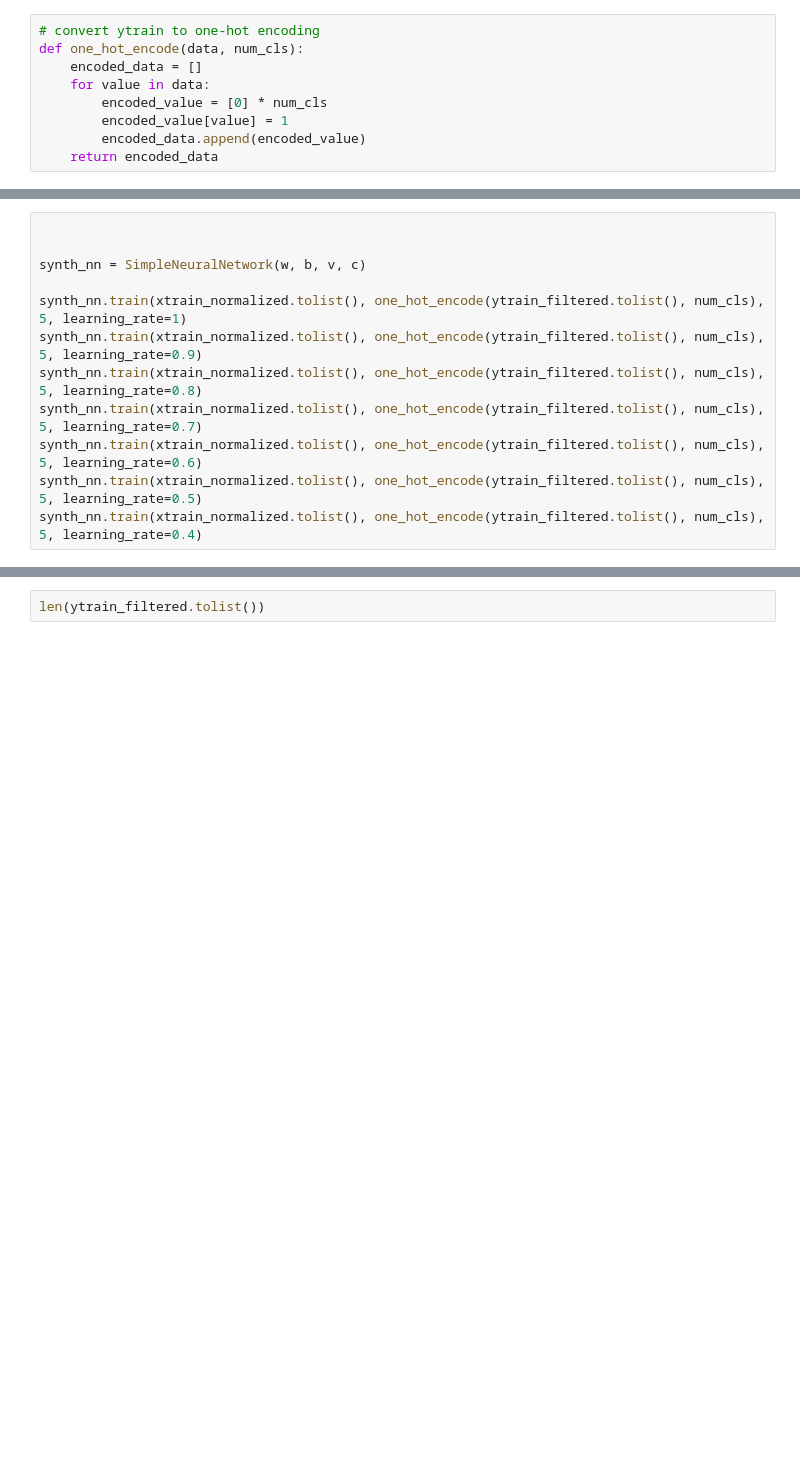
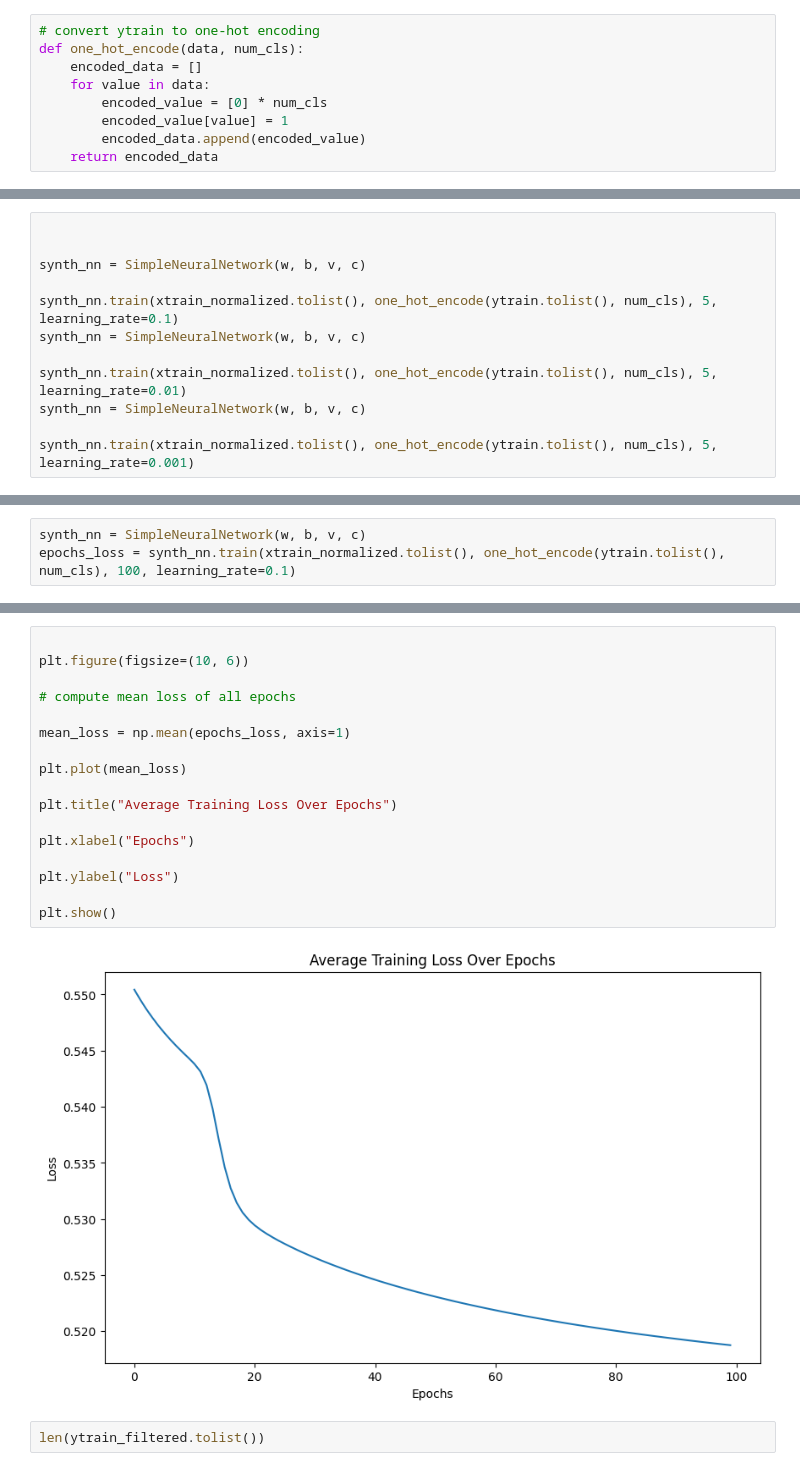
Before and after one commit to michelexyz/deeplearning_assignments, a Jupyter notebook: Assigment1/assigment.ipynb, the cells around one changed output, grey strips where cells are left out. Saved outputs shown, nothing was run; the diff lists cells and outputs as text; blank space fills up the shorter version.

```diff
--- a/Assigment1/assigment.ipynb
+++ b/Assigment1/assigment.ipynb
@@ -393,10 +439,10 @@ c: [0, 0]
 
 synth_nn = SimpleNeuralNetwork(w, b, v, c)
 
-synth_nn.train(xtrain_normalized.tolist(), one_hot_encode(ytrain_filtered.tolist(), num_cls), 5, learning_rate=1)
-synth_nn.train(xtrain_normalized.tolist(), one_hot_encode(ytrain_filtered.tolist(), num_cls), 5, learning_rate=0.9)
-synth_nn.train(xtrain_normalized.tolist(), one_hot_encode(ytrain_filtered.tolist(), num_cls), 5, learning_rate=0.8)
-synth_nn.train(xtrain_normalized.tolist(), one_hot_encode(ytrain_filtered.tolist(), num_cls), 5, learning_rate=0.7)
-synth_nn.train(xtrain_normalized.tolist(), one_hot_encode(ytrain_filtered.tolist(), num_cls), 5, learning_rate=0.6)
-synth_nn.train(xtrain_normalized.tolist(), one_hot_encode(ytrain_filtered.tolist(), num_cls), 5, learning_rate=0.5)
-synth_nn.train(xtrain_normalized.tolist(), one_hot_encode(ytrain_filtered.tolist(), num_cls), 5, learning_rate=0.4)
+synth_nn.train(xtrain_normalized.tolist(), one_hot_encode(ytrain.tolist(), num_cls), 5, learning_rate=0.1)
+synth_nn = SimpleNeuralNetwork(w, b, v, c)
+
+synth_nn.train(xtrain_normalized.tolist(), one_hot_encode(ytrain.tolist(), num_cls), 5, learning_rate=0.01)
+synth_nn = SimpleNeuralNetwork(w, b, v, c)
+
+synth_nn.train(xtrain_normalized.tolist(), one_hot_encode(ytrain.tolist(), num_cls), 5, learning_rate=0.001)
@@ -422,0 +451,3 @@ Epoch 5, Average Loss: 0.15533646167597265
+# %%
+synth_nn = SimpleNeuralNetwork(w, b, v, c)
+epochs_loss = synth_nn.train(xtrain_normalized.tolist(), one_hot_encode(ytrain.tolist(), num_cls), 100, learning_rate=0.1)
@@ -423,3 +493,22 @@ Epoch 5, Average Loss: 0.15533646167597265
+# %%
+
+plt.figure(figsize=(10, 6))
+
+# compute mean loss of all epochs
+
+mean_loss = np.mean(epochs_loss, axis=1)
+
+plt.plot(mean_loss)
+
+plt.title("Average Training Loss Over Epochs")
+
+plt.xlabel("Epochs")
+
+plt.ylabel("Loss")
+
+plt.show()
+# %% [output]
+[figure, added]
 # %%
 len(ytrain_filtered.tolist())
 # %% [output]
```
Also changed, not shown: parts of 19 cells of this notebook.
